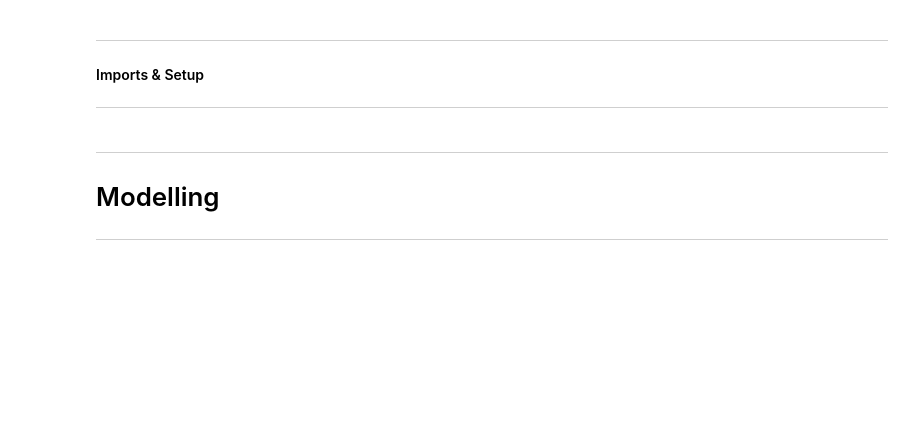
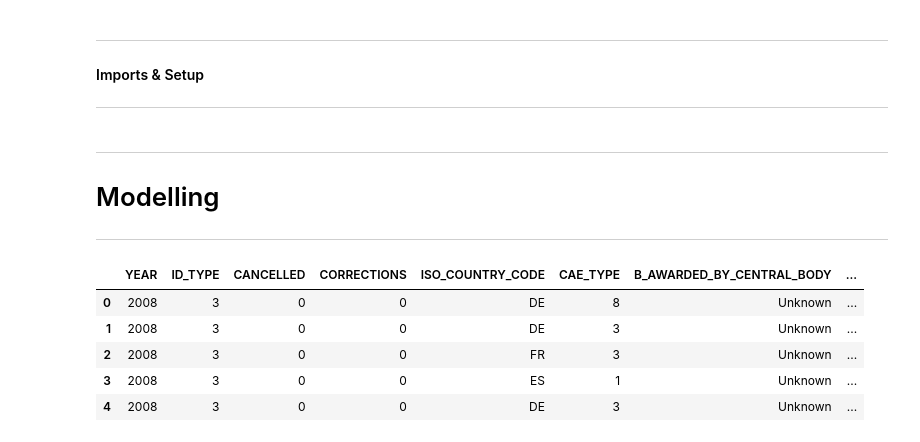
Before and after one commit to datascience-faina/public-procurement-support, a Jupyter notebook: notebooks/06_model_competition_prediction.ipynb, the cells around one changed output. Drawn from its saved outputs; the diff is of its cells as text; code cells hidden in the pictures; blank space fills up the shorter version.

```diff
--- a/notebooks/06_model_competition_prediction.ipynb
+++ b/notebooks/06_model_competition_prediction.ipynb
@@ -112,9 +111,21 @@ with open(DATA_PATH, "rb") as f:
 # ---------------------------------------------------------
 # Create feature and test
 # ---------------------------------------------------------
+
+# delete "NUMBER_OFFERS"
+df = df.drop(columns=["NUMBER_OFFERS", "TEXT_RISK_SCORE", "TEXT_RISK_LABEL"]).reset_index(drop=True)
 
 # Load feature info
 TARGET_COL = "IS_FAILED_TENDER"
 
 features = df.drop(columns=[TARGET_COL])
 target = df[TARGET_COL]
+# %%
+df.head()
+# %% [output]
+|  | YEAR | ID_TYPE | CANCELLED | CORRECTIONS | ISO_COUNTRY_CODE | CAE_TYPE | B_AWARDED_BY_CENTRAL_BODY | ... |
+| 0 | 2008 | 3 | 0 | 0 | DE | 8 | Unknown | ... |
+| 1 | 2008 | 3 | 0 | 0 | DE | 3 | Unknown | ... |
+| 2 | 2008 | 3 | 0 | 0 | FR | 3 | Unknown | ... |
+| 3 | 2008 | 3 | 0 | 0 | ES | 1 | Unknown | ... |
+| 4 | 2008 | 3 | 0 | 0 | DE | 3 | Unknown | ... |
```
Also changed, not shown: parts of 28 cells of this notebook, 3 other files.
